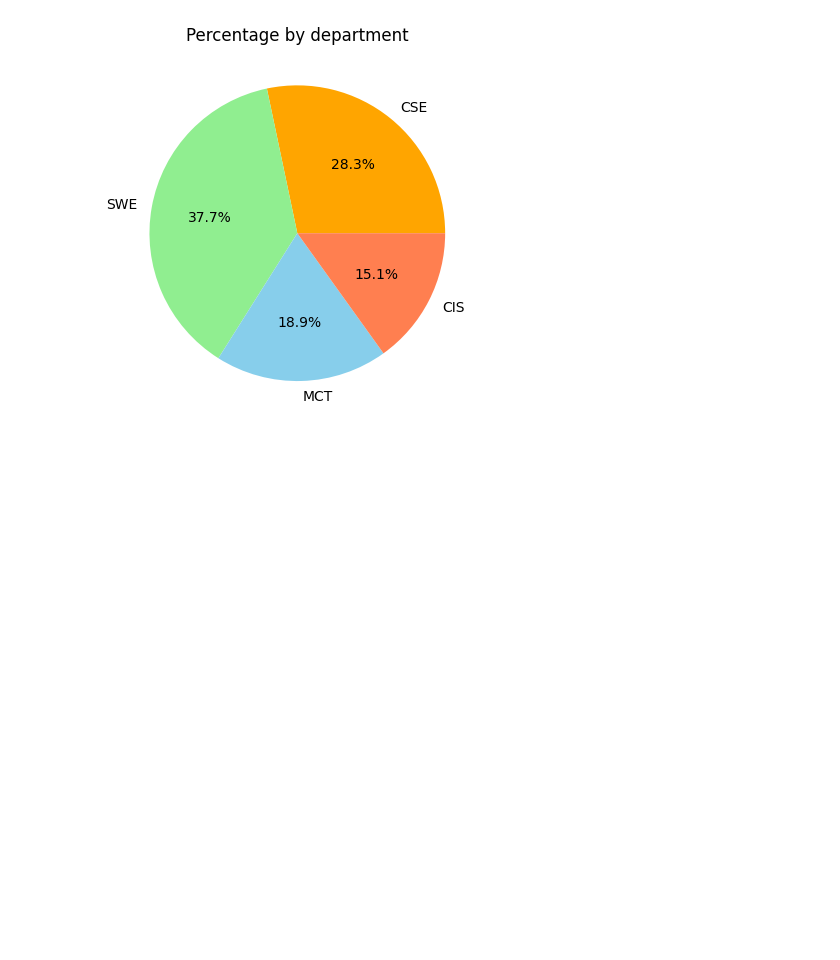
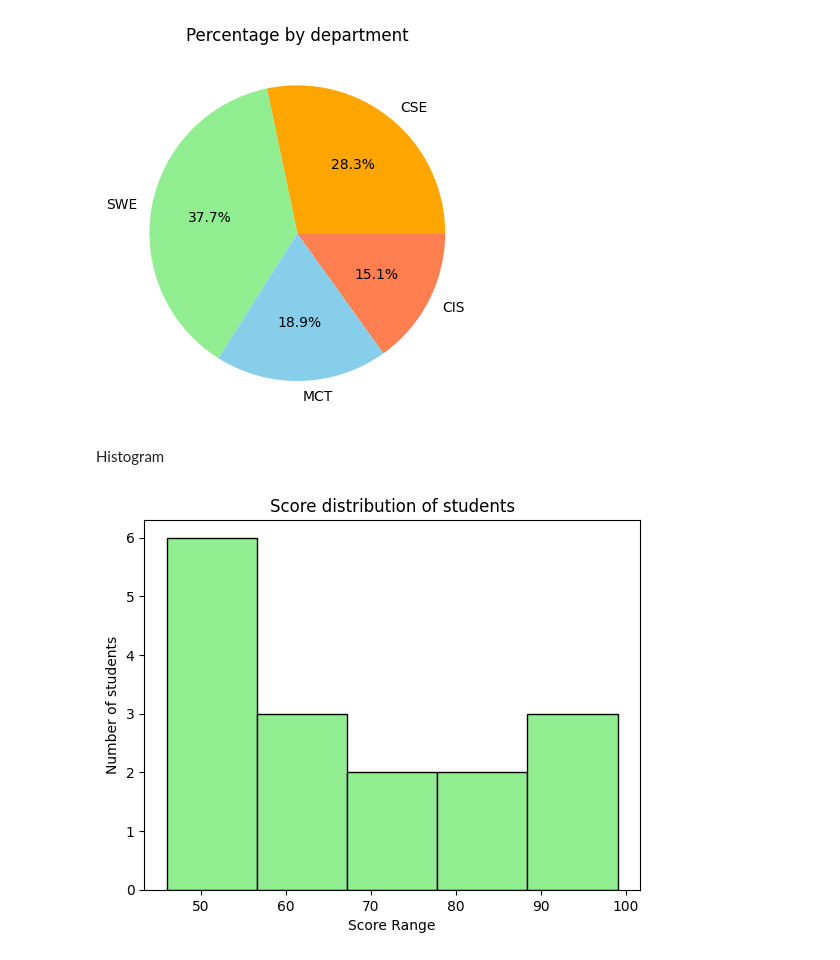
Before and after one commit to jahidstm/Matplotlib, a Jupyter notebook: practice.ipynb, the cells around one changed output. Drawn from its saved outputs; the diff is of its cells as text; code cells hidden in the pictures; blank space fills up the shorter version.

Commit message:
Matplotlib

```diff
--- a/practice.ipynb
+++ b/practice.ipynb
@@ -68,3 +68,17 @@ plt.title('Percentage by department')
 plt.show()
 # %% [output]
 [figure]
+# %% [markdown]
+Histogram
+# %%
+import matplotlib.pyplot as plt
+
+scores = [54, 86, 48, 63, 77, 50, 99, 59, 52, 96, 52, 46, 88, 68, 67, 92]
+
+plt.hist(scores, bins=5, color='lightgreen', edgecolor='black')
+plt.xlabel('Score Range')
+plt.ylabel('Number of students')
+plt.title('Score distribution of students')
+plt.show()
+# %% [output]
+[figure, added]
```
Also changed, not shown: parts of 2 cells of this notebook, 3 other files.
